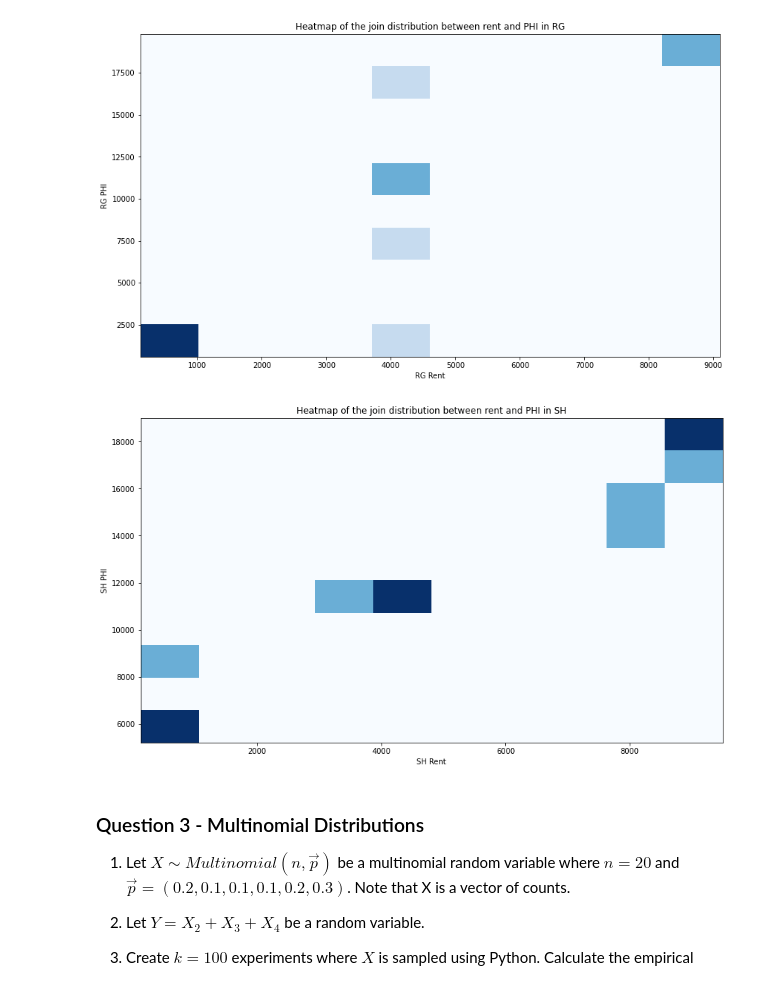
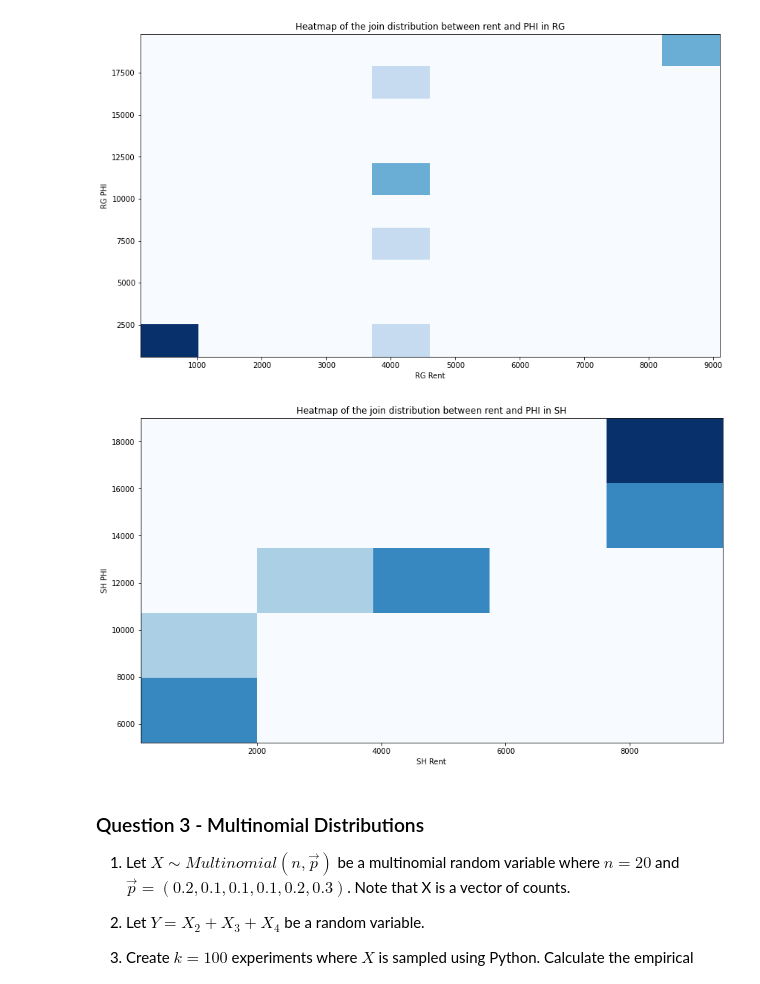
Before and after one commit to danspts/stats_and_data_analysis, a Jupyter notebook: 318299559_227367455.ipynb, the cells around one changed output. Cells and saved outputs as stored; diff of their text form; code cells hidden in the pictures.

```diff
--- a/318299559_227367455.ipynb
+++ b/318299559_227367455.ipynb
@@ -284,13 +284,13 @@ plt.show()
 # %% [output]
 [figure]
 # %%
-plt.hist2d(x=sh4['dist'],y=sh4['PHI_dist'],cmap='Blues',bins=10)
+plt.hist2d(x=sh4['dist'],y=sh4['PHI_dist'],cmap='Blues',bins=5)
 plt.title("Heatmap of the join distribution between rent and PHI in SH")
 plt.xlabel('SH Rent')
 plt.ylabel('SH PHI')
 plt.show()
 # %% [output]
-[figure, old version]
+[figure, new version]
 # %% [markdown]
 ### Question 3 - Multinomial Distributions
 
```
Also changed, not shown: parts of 1 cell of this notebook, 2 other files.
